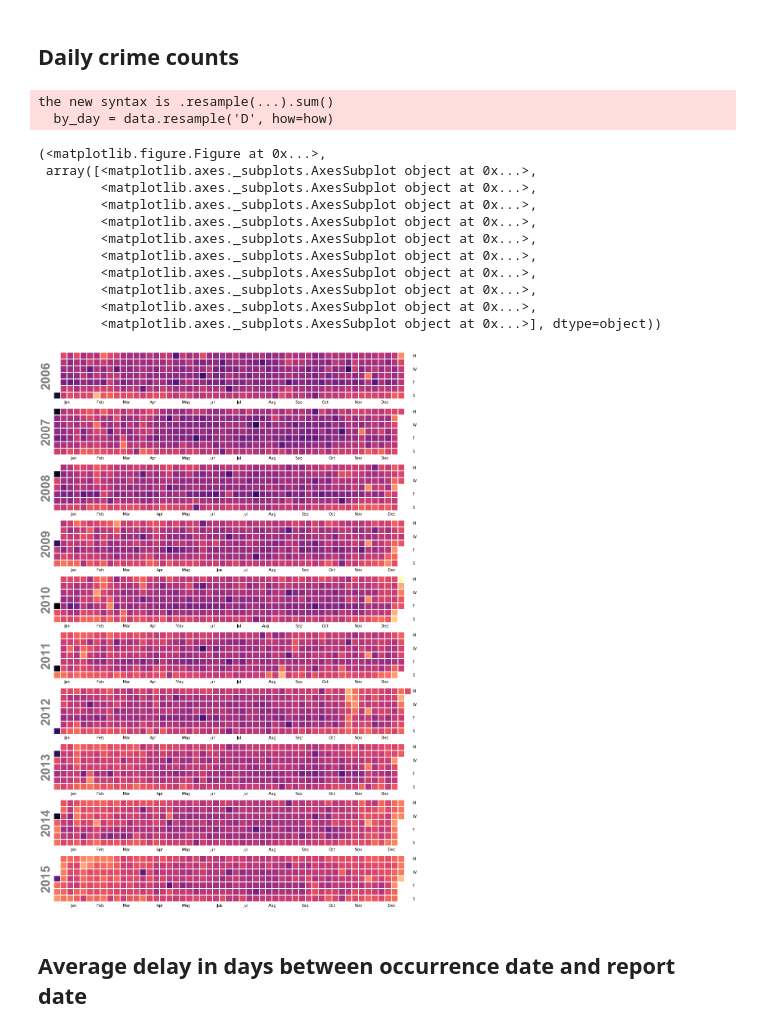
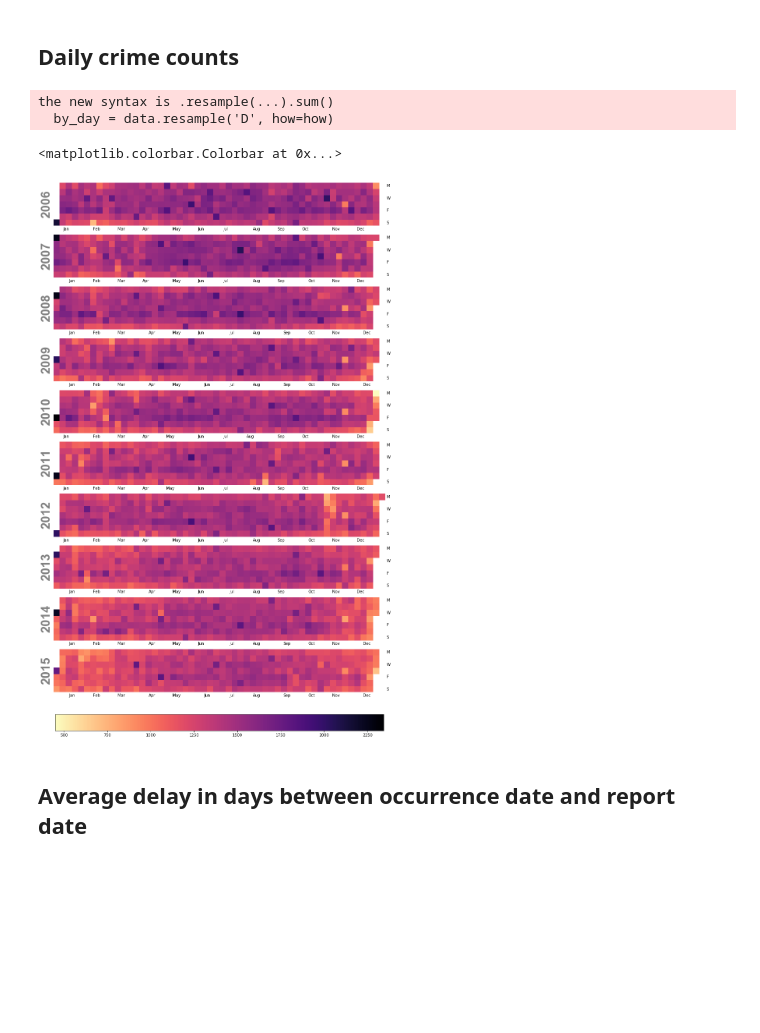
Before and after one commit to florielle/bigdataproject, a Jupyter notebook: data_visualization/Plots.ipynb, the cells around one changed output. Saved outputs shown, nothing was run; the diff lists cells and outputs as text; code cells hidden in the pictures; blank space fills up the shorter version.

Commit message:
Updating visualizations to have colorbars and multiaxis

```diff
--- a/data_visualization/Plots.ipynb
+++ b/data_visualization/Plots.ipynb
@@ -14,28 +14,19 @@ import calmap
 # %% [markdown]
 ## Daily crime counts
 # %%
-crime = pd.read_csv("dailycrime.csv", parse_dates=[0], infer_datetime_format=True, names=['date', 'crime_count'])
+crime = pd.read_csv("data/dailycrime.csv", parse_dates=[0], infer_datetime_format=True, names=['date', 'crime_count'])
 crime = crime[crime.date.dt.year<2016]
 
 crime.set_index('date', inplace=True)
 # %%
-calmap.calendarplot(crime['crime_count'], daylabels='MTWTFSS', dayticks=[0, 2, 4, 6]\
-                   , fig_kws = {'figsize': (16, 20)}, cmap = 'magma_r', fillcolor='grey')
+fig,ax=  calmap.calendarplot(crime['crime_count'], daylabels='MTWTFSS', dayticks=[0, 2, 4, 6]\
+                   , fig_kws = {'figsize': (16, 20)}, cmap = 'magma_r', linewidth=0, fillcolor='grey')
+fig.colorbar(ax[0].get_children()[1], ax=ax.ravel().tolist(), orientation='horizontal',fraction=0.03, pad=0.04)
 # %% [output]
 the new syntax is .resample(...).sum()
   by_day = data.resample('D', how=how)
-(<matplotlib.figure.Figure at 0x...>,
- array([<matplotlib.axes._subplots.AxesSubplot object at 0x...>,
-        <matplotlib.axes._subplots.AxesSubplot object at 0x...>,
-        <matplotlib.axes._subplots.AxesSubplot object at 0x...>,
-        <matplotlib.axes._subplots.AxesSubplot object at 0x...>,
-        <matplotlib.axes._subplots.AxesSubplot object at 0x...>,
-        <matplotlib.axes._subplots.AxesSubplot object at 0x...>,
-        <matplotlib.axes._subplots.AxesSubplot object at 0x...>,
-        <matplotlib.axes._subplots.AxesSubplot object at 0x...>,
-        <matplotlib.axes._subplots.AxesSubplot object at 0x...>,
-        <matplotlib.axes._subplots.AxesSubplot object at 0x...>], dtype=object))
+<matplotlib.colorbar.Colorbar at 0x...>
-[figure, old version]
+[figure, new version]
 # %% [markdown]
 ## Average delay in days between occurrence date and report date
 # %%
```
Also changed, not shown: parts of 17 cells of this notebook, 17 other files.
